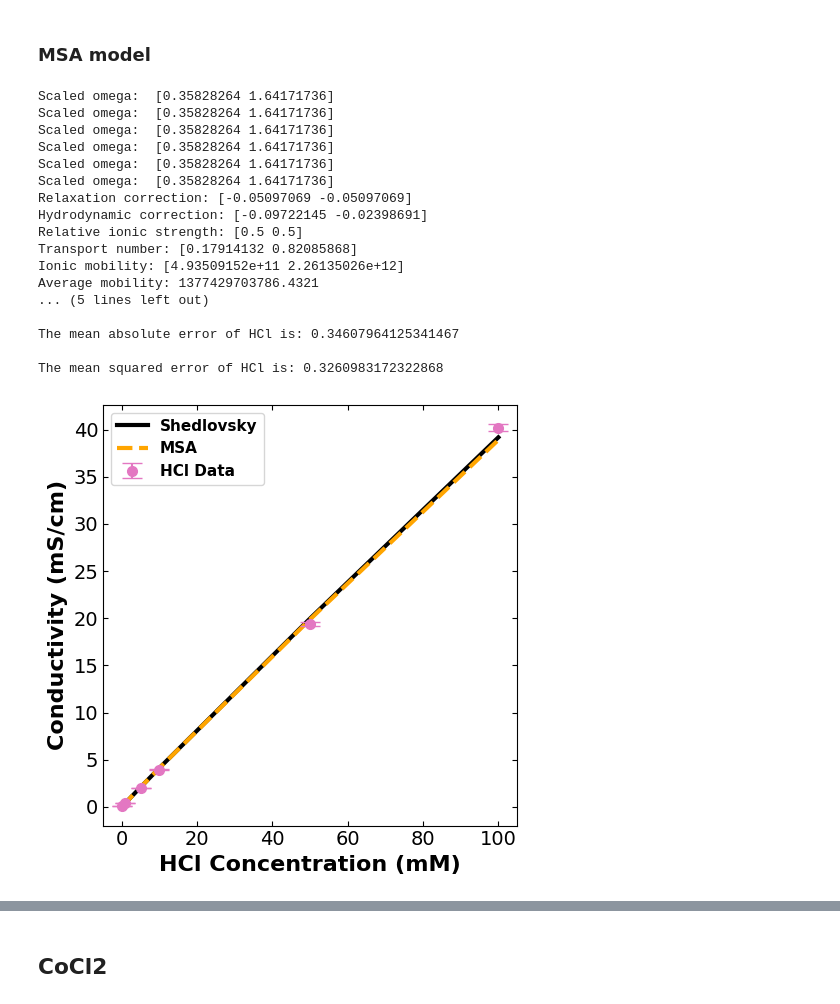
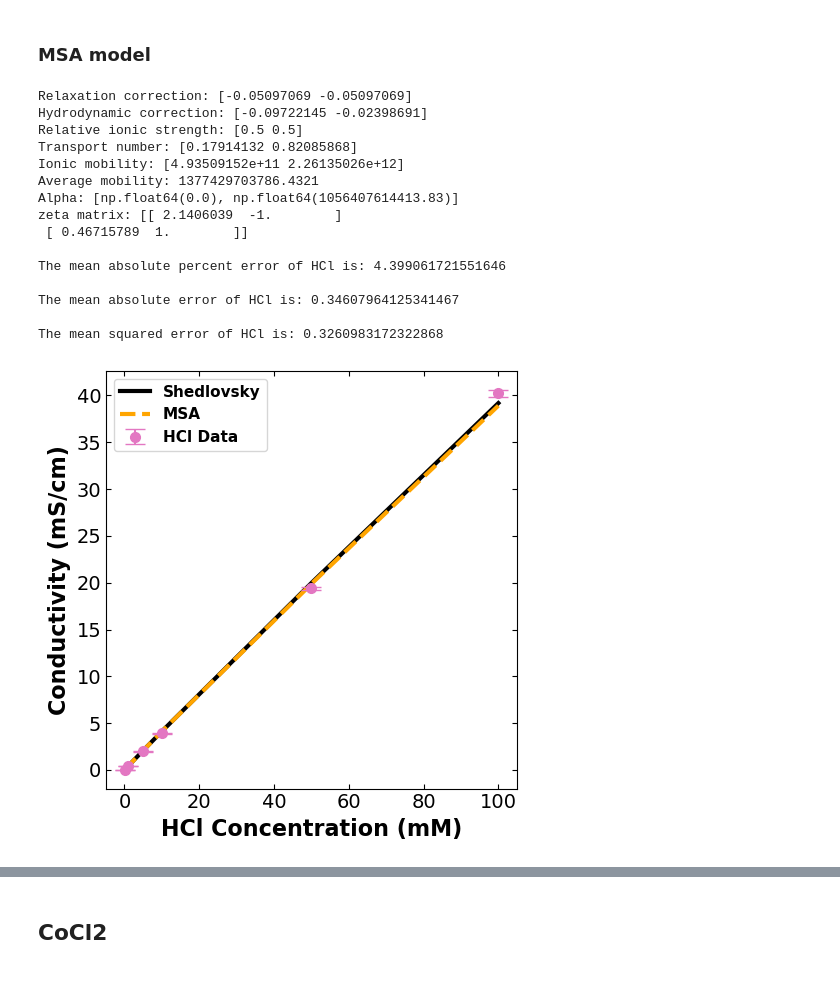
Before and after one commit to dowlinglab/salts-conductivity-modelling, a Jupyter notebook: soft_sensor_membrane_sep.ipynb, the cells around one changed output, grey strips where cells are left out. Drawn from its saved outputs; the diff is of its cells as text; code cells hidden in the pictures.

```diff
--- a/soft_sensor_membrane_sep.ipynb
+++ b/soft_sensor_membrane_sep.ipynb
@@ -839,7 +634,8 @@ a_CoCl2 = 4.5*10**(-8) # cm
 a_H_Co = (a_HCl + a_CoCl2)/2
 # %%
 # Shedlovsky model for the equivalent conductivity of a single datapoint
-def _equivalent_conductivity(conc, temp, epsilon, eta, lambda_0, a, z_1, z_2, lambda_0_cation, lambda_0_anion):
+def _equivalent_conductivity(conc, temp, epsilon, eta, lambda_0, a, z_1, z_2,
+                             lambda_0_cation, lambda_0_anion):
     """
     Calculates the equivalent conductivity of a single salt solution
 
@@ -860,8 +656,8 @@ def _equivalent_conductivity(conc, temp, epsilon, eta, lambda_0, a, z_1, z_2, la
     """
     # calculate the B and q constants
     B = 50.29 * (10 ** 8) * (epsilon * temp) ** (-0.5)
-    q = np.abs(z_1 * z_2) * (lambda_0_cation + lambda_0_anion) / (
-                (np.abs(z_1) + np.abs(z_2)) * (np.abs(z_2) * lambda_0_cation + np.abs(z_1) * lambda_0_anion))
+    q = np.abs(z_1 * z_2) * (lambda_0_cation + lambda_0_anion) / ((np.abs(z_1) + np.abs(z_2)) * (
+        np.abs(z_2) * lambda_0_cation + np.abs(z_1) * lambda_0_anion))
 
     # compute the relaxation (B1) and the electrophoretic (B2) terms
     B_1 = 2.801 * 10 ** 6 * np.abs(z_1 * z_2) * q / ((epsilon * temp) ** (3 / 2) * (1 + math.sqrt(q)))
@@ -904,7 +700,8 @@ def shedlovsky(conc, temp, epsilon, eta, lambda_0, a, z_1, z_2, lambda_0_cation,
     """
 
     # calculate the equivalent conductivity of the salt solution
-    equiv_cond = _equivalent_conductivity(conc, temp, epsilon, eta, lambda_0, a, z_1, z_2, lambda_0_cation, lambda_0_anion)
+    equiv_cond = _equivalent_conductivity(conc, temp, epsilon, eta, lambda_0, a,
+                                          z_1, z_2, lambda_0_cation, lambda_0_anion)
 
     # calculate the cation concentration
     cation_conc = conc
@@ -939,11 +736,12 @@ for i in range(ndata_pH):
     for j, Co_conc_single in enumerate(Co_conc_list):
 
         # HCl conductivity in milli.S/cm
-        specific_cond_calc_H = shedlovsky(HCl_conc_single, T, epsilon, eta_shed, lambda_0_HCl, a_H_Co, z_H, z_Cl, lambda_0_H, lambda_0_Cl)
+        specific_cond_calc_H = shedlovsky(HCl_conc_single, T, epsilon, eta_shed, lambda_0_HCl,
+                                          a_H_Co, z_H, z_Cl, lambda_0_H, lambda_0_Cl)
 
         # CoCl2 conductivity in milli.S/cm
-        specific_cond_calc_Co = shedlovsky(Co_conc_single * 10**(-3), T, epsilon, eta_shed, lambda_0_CoCl2, a_H_Co, z_Co, z_Cl,
-                                                   lambda_0_Co, lambda_0_Cl)
+        specific_cond_calc_Co = shedlovsky(Co_conc_single * 10**(-3), T, epsilon, eta_shed,
+                                           lambda_0_CoCl2, a_H_Co, z_Co, z_Cl, lambda_0_Co, lambda_0_Cl)
 
         # calculate the bulk conductivity using the Shedlovsky model
         bulk_cond_single = specific_cond_calc_H + specific_cond_calc_Co
@@ -967,7 +765,8 @@ for i in range(ndata_pH):
     prev_conc_value = Co_conc_list[index_first_neg-1]
 
     # calculate the concentration that produces zero residual
-    CoCl2_conc_shed[i] = prev_conc_value + (prev_cond_value / (prev_cond_value - first_neg_cond)) * (conc_first_neg - prev_conc_value)
+    CoCl2_conc_shed[i] = prev_conc_value + (prev_cond_value / (
+        prev_cond_value - first_neg_cond)) * (conc_first_neg - prev_conc_value)
 
     # plot the calculated conductivity residuals at various Co2+ concentration
     fig, ax1 = plt.subplots()
@@ -1079,7 +884,8 @@ error_H = [(sigma_cond/100) * specific_cond_H[i] for i in range(ndata_H)]
 conc_H = [molar_conc_specific_H[i]*10**(-3) for i in range(ndata_H)]
 
 # HCl conductivity in milli.S/cm
-specific_cond_calc_H = cd.shedlovsky(conc_H, T, epsilon, eta_shed, lambda_0_HCl, a_HCl, z_H, z_Cl, lambda_0_H, lambda_0_Cl)
+specific_cond_calc_H = cd.shedlovsky(conc_H, T, epsilon, eta_shed, lambda_0_HCl,
+                                     a_HCl, z_H, z_Cl, lambda_0_H, lambda_0_Cl)
 
 # prediction residuals
 e_HCl_shed = [specific_cond_calc_H[i] - specific_cond_H[i] for i in range(ndata_H)]
@@ -1114,7 +920,9 @@ diameter_HCl = [sigma_Cl, sigma_H]
 lambda_0_H_Cl = [lambda_0_Cl_mol, lambda_0_H_mol]
 
 # predicted conductivity in milli.S/cm
-cond_HCl = msa_acidic(valency_HCl, diameter_HCl, diffusion_coeff_HCl, T, eta_msa, epsilon, lambda_0_H_Cl, HCl_conc=molar_conc_specific_H)
+cond_HCl = cd.msa(valency_HCl, diameter_HCl, diffusion_coeff_HCl, T,
+                  eta_msa, epsilon, lambda_0_H_Cl, molar_conc_specific_H,
+                  acidic=True)
 
 # prediction residuals
 e_HCl = [cond_HCl[i] - specific_cond_H[i] for i in range(ndata_H)]
@@ -1134,19 +942,17 @@ print("\nThe mean absolute error of HCl is:",np.mean(e_HCl_abs))
 sq_residuals_HCl = [e_HCl[i]**2 for i in range(ndata_H)]
 print("\nThe mean squared error of HCl is:",np.mean(sq_residuals_HCl))
 # %% [output]
-Scaled omega:  [0.35828264 1.64171736]
-Scaled omega:  [0.35828264 1.64171736]
-Scaled omega:  [0.35828264 1.64171736]
-Scaled omega:  [0.35828264 1.64171736]
-Scaled omega:  [0.35828264 1.64171736]
-Scaled omega:  [0.35828264 1.64171736]
 Relaxation correction: [-0.05097069 -0.05097069]
 Hydrodynamic correction: [-0.09722145 -0.02398691]
 Relative ionic strength: [0.5 0.5]
 Transport number: [0.17914132 0.82085868]
 Ionic mobility: [4.93509152e+11 2.26135026e+12]
 Average mobility: 1377429703786.4321
-... (5 lines left out)
+Alpha: [np.float64(0.0), np.float64(1056407614413.83)]
+zeta matrix: [[ 2.1406039  -1.        ]
+ [ 0.46715789  1.        ]]
+
+The mean absolute percent error of HCl is: 4.399061721551646
 
 The mean absolute error of HCl is: 0.34607964125341467
 
@@ -1154,22 +960,25 @@ The mean squared error of HCl is: 0.3260983172322868
 # %%
 # plot comparing the model predictions with the data
 fig = plt.figure(figsize=(5,5))
-plt.plot(molar_conc_specific_H, specific_cond_calc_H, "-", color="black", linewidth=3, label="Shedlovsky")
-plt.plot(molar_conc_specific_H, cond_HCl, "--", color="orange", linewidth=3, label="MSA")
+plt.plot(molar_conc_specific_H, specific_cond_calc_H, "-", color="black",
+         linewidth=3, label="Shedlovsky")
+plt.plot(molar_conc_specific_H, cond_HCl, "--", color="orange", linewidth=3,
+         label="MSA")
 plt.errorbar(
-    molar_conc_specific_H, specific_cond_H, yerr=error_H, fmt='o', ecolor='tab:pink', capsize=7, markersize=7, markerfacecolor='tab:pink',
-    markeredgecolor='tab:pink', label='HCl Data')
+    molar_conc_specific_H, specific_cond_H, yerr=error_H, fmt='o', ecolor='tab:pink',
+    capsize=7, markersize=7, markerfacecolor='tab:pink', markeredgecolor='tab:pink',
+    label='HCl Data')
 plt.xlabel("HCl Concentration (mM)", fontsize=16,fontweight='bold')
 plt.ylabel("Conductivity (mS/cm)", fontsize=16,fontweight='bold')
 plt.xticks(fontsize=14)
 plt.yticks(fontsize=14)
 plt.tick_params(direction="in",top=True, right=True)
 plt.legend(prop={"weight":"bold", "size": 11})
 plt.tight_layout()
 plt.savefig(".\Li_Co\msa_hcl_paper.png")
 plt.show()
 # %% [output]
-[figure, old version]
+[figure, new version]
 # %%
 # visualizing the percent prediction residuals
 fig = plt.figure(figsize=(5,5))
```
Also changed, not shown: parts of 29 cells of this notebook, 55 other files.
